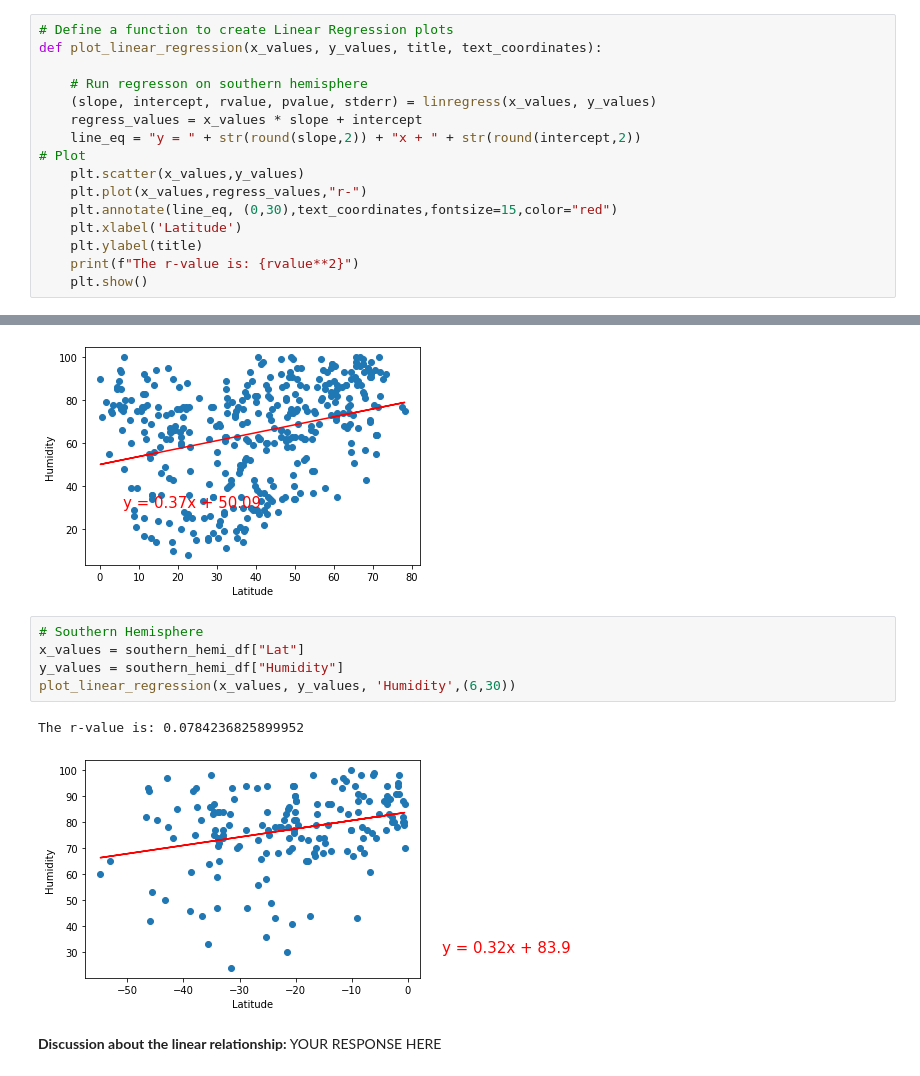
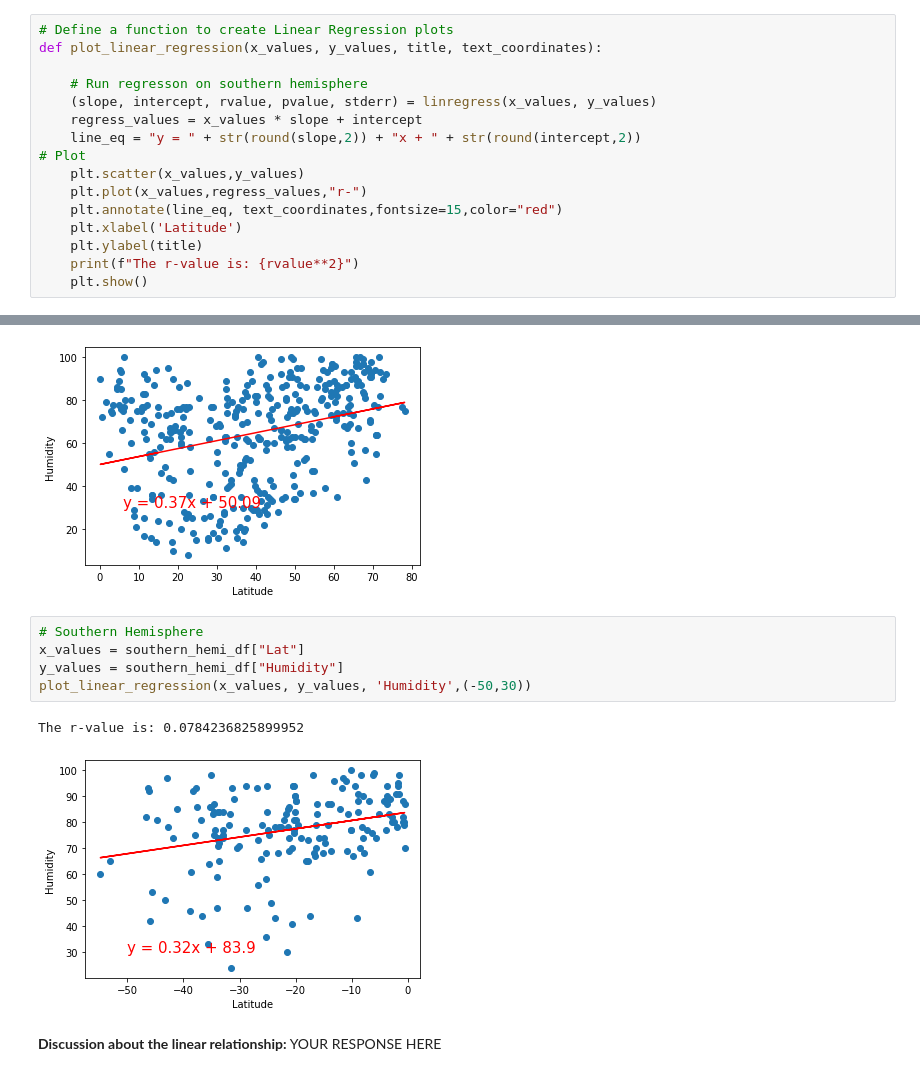
Before and after one commit to jgillas/Python-API-Challenge, a Jupyter notebook: WeatherPy/WeatherPy.ipynb, the cells around one changed output, grey strips where cells are left out. Saved outputs shown, nothing was run; the diff lists cells and outputs as text.

```diff
--- a/WeatherPy/WeatherPy.ipynb
+++ b/WeatherPy/WeatherPy.ipynb
@@ -283,7 +283,7 @@ def plot_linear_regression(x_values, y_values, title, text_coordinates):
 # Plot
     plt.scatter(x_values,y_values)
     plt.plot(x_values,regress_values,"r-")
-    plt.annotate(line_eq, (0,30),text_coordinates,fontsize=15,color="red")
+    plt.annotate(line_eq, text_coordinates,fontsize=15,color="red")
     plt.xlabel('Latitude')
     plt.ylabel(title)
     print(f"The r-value is: {rvalue**2}")
@@ -351,11 +351,11 @@ The r-value is: 0.09336440680687033
 # %%
 # Southern Hemisphere
 x_values = southern_hemi_df["Lat"]
 y_values = southern_hemi_df["Humidity"]
-plot_linear_regression(x_values, y_values, 'Humidity',(6,30))
+plot_linear_regression(x_values, y_values, 'Humidity',(-50,30))
 # %% [output]
 The r-value is: 0.0784236825899952
-[figure, old version]
+[figure, new version]
 # %% [markdown]
 **Discussion about the linear relationship:** YOUR RESPONSE HERE
 # %%
```
Also changed, not shown: parts of 4 cells of this notebook.
